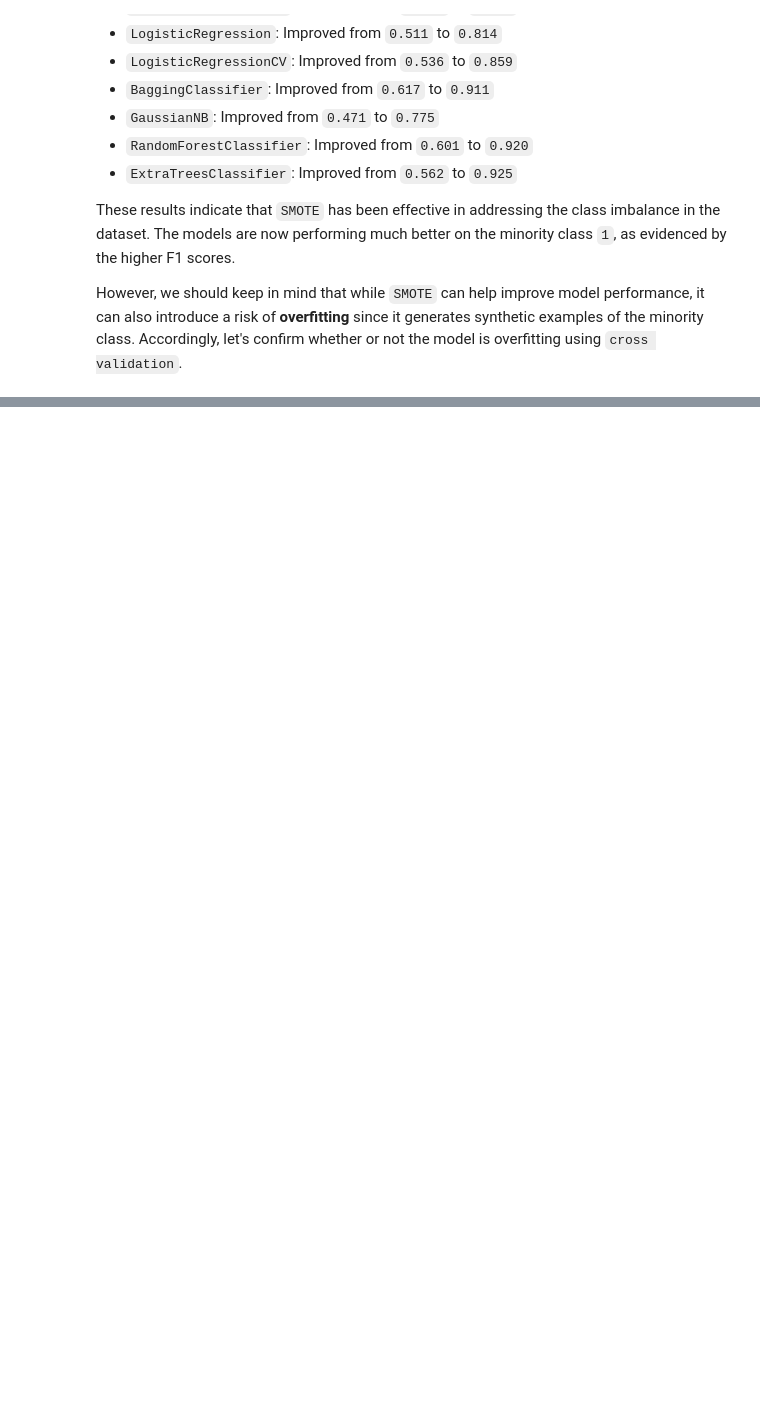
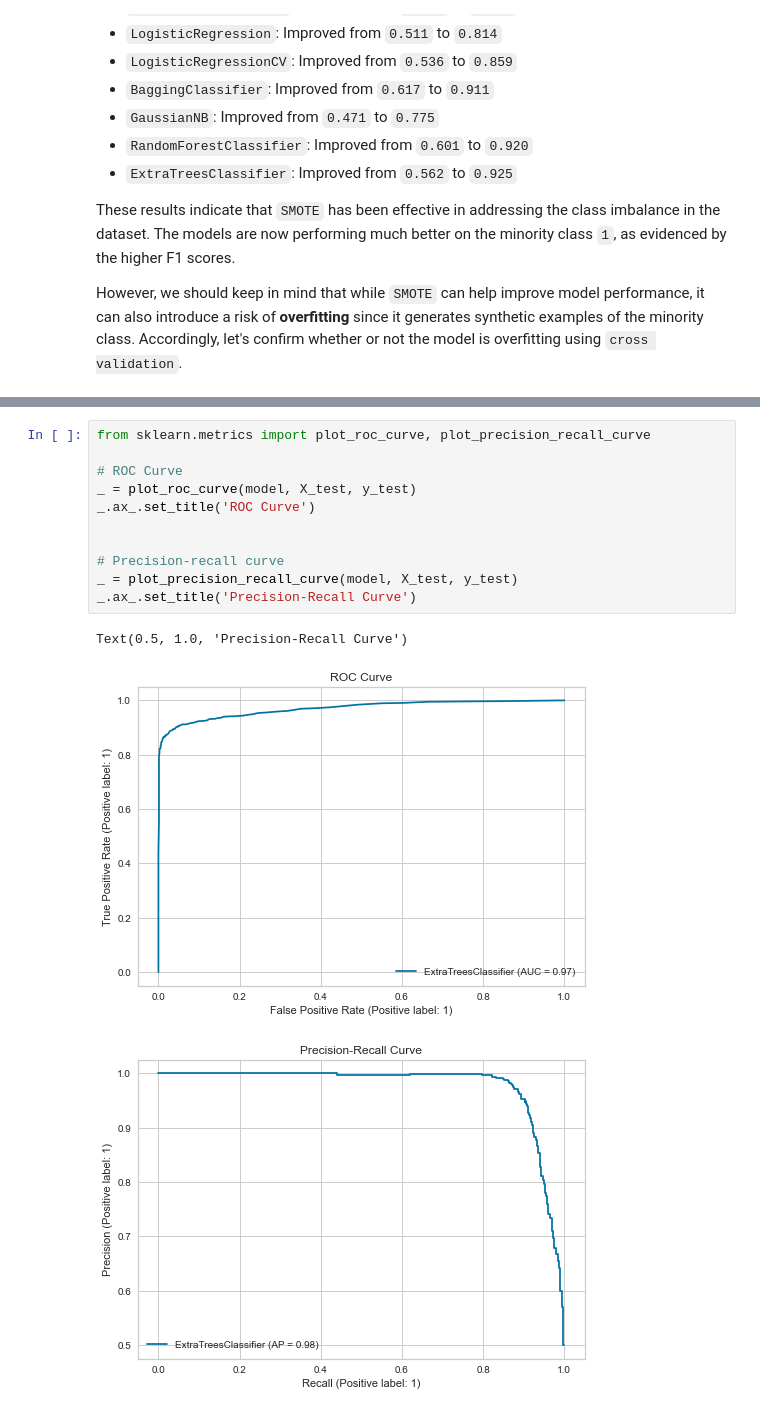
Before and after one commit to alyab16/Flagging-Loans, a Jupyter notebook: Flagging Loans.ipynb, the cells around one changed output, grey strips where cells are left out. Saved outputs shown, nothing was run; the diff lists cells and outputs as text; blank space fills up the shorter version.

Commit message:
Added ROC and Precision-Recall Curves in Phase 5

```diff
--- a/Flagging Loans.ipynb
+++ b/Flagging Loans.ipynb
@@ -560,0 +577,15 @@ Mean cross-validation score: 0.9423488463547626
+# %%
+from sklearn.metrics import plot_roc_curve, plot_precision_recall_curve
+
+# ROC Curve
+_ = plot_roc_curve(model, X_test, y_test)
+_.ax_.set_title('ROC Curve')
+
+
+# Precision-recall curve
+_ = plot_precision_recall_curve(model, X_test, y_test)
+_.ax_.set_title('Precision-Recall Curve')
+# %% [output]
+Text(0.5, 1.0, 'Precision-Recall Curve')
+[figure, added]
+[figure, added]
```
Also changed, not shown: parts of 17 cells of this notebook.
